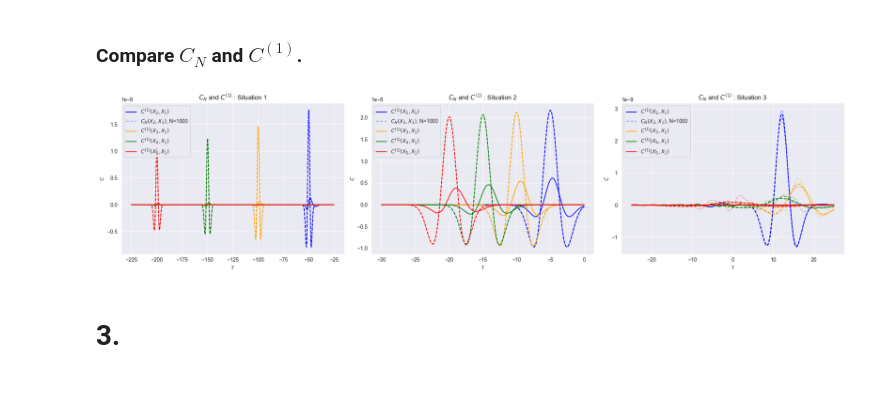
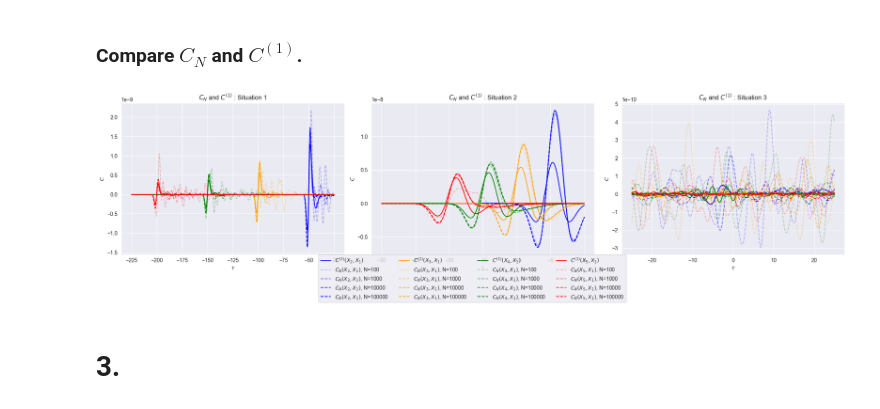
Before and after one commit to mohammed-yassinehabibi/Inverse-Problem, a Jupyter notebook: Project.ipynb, the cells around one changed output. Drawn from its saved outputs; the diff is of its cells as text; code cells hidden in the pictures.

```diff
--- a/Project.ipynb
+++ b/Project.ipynb
@@ -13,7 +12,8 @@ import scipy.linalg
 # %%
 N = 10_000
 mean = np.array([0, -200, 0])
-cov = np.diag([100, 50, 100])
+sigma = np.diag([100, 50, 100])
+cov = sigma**2
 y = np.random.multivariate_normal(mean, cov, N)
 
 X_1 = np.array([[0, 50*(j-1), 0] for j in range(1, 6)])
@@ -286,8 +283,8 @@ def integrand(y1, y2, y3, x_1, x_2, tau, c0, mu, sigma):
     K = np.exp(-np.sum((y - mu)**2 / (2 * sigma**2))) / (np.prod(sigma) * (2 * np.pi)**(3/2))
     return - K * (1 / (16*np.pi**2 * dist_x1_y * dist_x2_y)) * g_sec(time_delay)
 
-def C1(tau, x_1, x_2, c0=1, mean=mean, cov=cov):
-    result, _ = nquad(integrand, ranges, args=(x_1, x_2, tau, c0, mean, np.diag(cov)))
+def C1(tau, x_1, x_2, c0=1, mean=mean, sigma=sigma):
+    result, _ = nquad(integrand, ranges, args=(x_1, x_2, tau, c0, mean, np.diag(sigma)))
     return result
 
 def compute_C1_for_Xj(Tau, X_j, X_0, desc):
@@ -329,29 +326,38 @@ plt.show()
 # %% [markdown]
 ### Compare $C_N$ and $C^{(1)}$.
 # %%
-N_values = [1_000, 10_000, 100_000]
+N_values = [100, 1_000, 10_000, 100_000]
 # %%
 fig, axs = plt.subplots(1, 3, figsize=(20, 5))
 titles = ["$C_N$ and $C^{(1)}$ : Situation 1", "$C_N$ and $C^{(1)}$ : Situation 2", "$C_N$ and $C^{(1)}$ : Situation 3"]
 colors = ['blue', 'orange', 'green', 'red']
 
+# Store legend handles and labels
+handles, labels = [], []
+
 for i, X in enumerate(X_list):
     for j in range(1, 5):
         # Plot C^{(1)}
-        axs[i].plot(Tau[i], C1_values[i][j-1], color=colors[j-1], label=f"$C^{{(1)}}(X_{{{j+1}}},X_1)$")
+        line, = axs[i].plot(Tau[i], C1_values[i][j-1], color=colors[j-1], label=f"$C^{{(1)}}(X_{{{j+1}}},X_1)$")
+        if i == 0:  # Collect legend info only once
+            handles.append(line)
 
         # Plot C_N for each N in N_values
         for k, N in enumerate(N_values):
             y = np.random.multivariate_normal(mean, cov, N)
             C_N_values = np.array([C_N(tau, X[j], X[0], y) for tau in Tau[i]])
-            axs[i].plot(Tau[i], C_N_values, color=colors[j-1], linestyle='--', alpha=(k+1)/len(N_values), label=f"$C_N(X_{{{j+1}}},X_1)$, N={N}" if j == 1 and k == 0 else "")
+            line, = axs[i].plot(Tau[i], C_N_values, color=colors[j-1], linestyle='--', alpha=(k+1)/len(N_values),
+                                label=f"$C_N(X_{{{j+1}}},X_1)$, N={N}")
+            if i == 0:  # Collect legend info only once
+                handles.append(line)
 
-    axs[i].legend()
     axs[i].set_xlabel("$\\tau$")
     axs[i].set_ylabel("$C$")
     axs[i].set_title(titles[i])
 
+# Create one global legend outside the plot
+fig.legend(handles, [h.get_label() for h in handles], loc="lower center",  ncol=4, fontsize=10, bbox_to_anchor=(0.5, -0.15))
 plt.tight_layout()
 plt.show()
 # %% [output]
-[figure, old version]
+[figure, new version]
```
Also changed, not shown: parts of 14 cells of this notebook.
